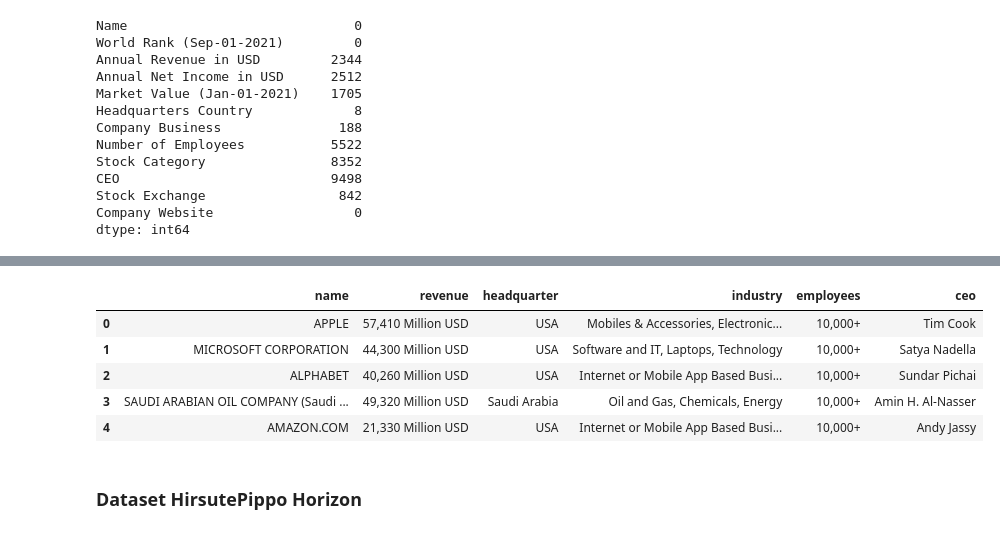
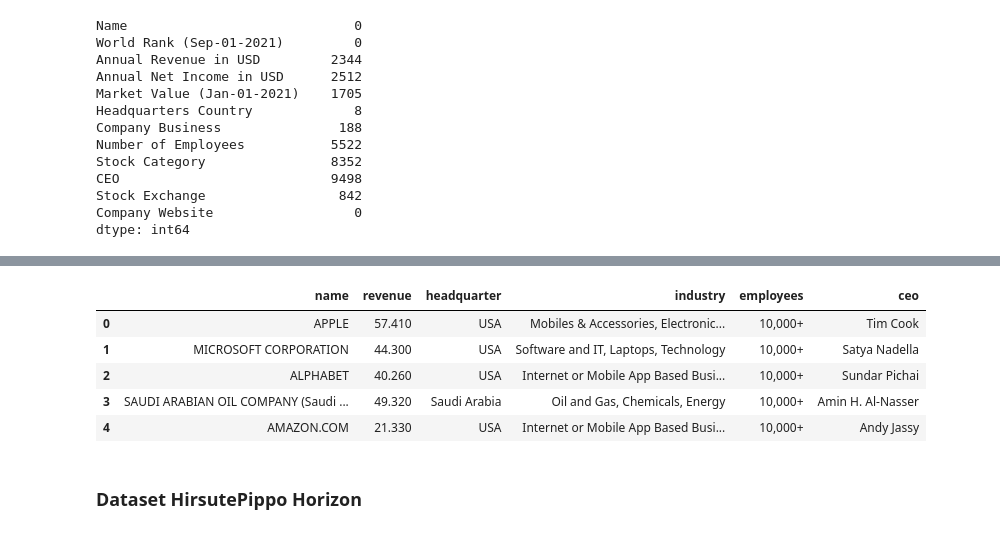
Before and after one commit to samuel-esp/IngDati-Progetto, a Jupyter notebook: SchemaAlignmentCompanies.ipynb, the cells around one changed output, grey strips where cells are left out. Cells and saved outputs as stored; diff of their text form; code cells hidden in the pictures.

Commit message:
revenue update

```diff
--- a/SchemaAlignmentCompanies.ipynb
+++ b/SchemaAlignmentCompanies.ipynb
@@ -423,22 +423,24 @@ hpvalue.head()
 # %%
 hpvalue.rename(columns={'Name':'name'}, inplace=True)
 hpvalue.rename(columns={'Annual Net Income in USD':'revenue'}, inplace=True)
 hpvalue.rename(columns={'Company Business':'industry'}, inplace=True)
 hpvalue.rename(columns={'Headquarters Country':'headquarter'}, inplace=True)
 hpvalue.rename(columns={'Number of Employees':'employees'}, inplace=True)
 hpvalue.rename(columns={'CEO':'ceo'}, inplace=True)
 hpvalue['employees'] = hpvalue['employees'].str.replace(r'[^0-9]+', '')
 hpvalue['employees'] = hpvalue['employees'].replace('NaN', np.nan)
 hpvalue['employees'] = hpvalue['employees'].astype('float').astype('Int64')
 hpvalue['employees']= hpvalue.apply(lambda x: pd.NA if pd.isna(x['employees']) else employees_range(x['employees']), axis=1)
+hpvalue['revenue'] = hpvalue['revenue'].str.replace(r',', '.')
+hpvalue['revenue'] = hpvalue['revenue'].str.replace(r'[^\d.]+', '')
 hpvalue.head()
 # %% [output]
 |  | name | revenue | headquarter | industry | employees | ceo |
-| 0 | APPLE | 57,410 Million USD | USA | Mobiles & Accessories, Electronic... | 10,000+ | Tim Cook |
-| 1 | MICROSOFT CORPORATION | 44,300 Million USD | USA | Software and IT, Laptops, Technology | 10,000+ | Satya Nadella |
-| 2 | ALPHABET | 40,260 Million USD | USA | Internet or Mobile App Based Busi... | 10,000+ | Sundar Pichai |
-| 3 | SAUDI ARABIAN OIL COMPANY (Saudi ... | 49,320 Million USD | Saudi Arabia | Oil and Gas, Chemicals, Energy | 10,000+ | Amin H. Al-Nasser |
-| 4 | AMAZON.COM | 21,330 Million USD | USA | Internet or Mobile App Based Busi... | 10,000+ | Andy Jassy |
+| 0 | APPLE | 57.410 | USA | Mobiles & Accessories, Electronic... | 10,000+ | Tim Cook |
+| 1 | MICROSOFT CORPORATION | 44.300 | USA | Software and IT, Laptops, Technology | 10,000+ | Satya Nadella |
+| 2 | ALPHABET | 40.260 | USA | Internet or Mobile App Based Busi... | 10,000+ | Sundar Pichai |
+| 3 | SAUDI ARABIAN OIL COMPANY (Saudi ... | 49.320 | Saudi Arabia | Oil and Gas, Chemicals, Energy | 10,000+ | Amin H. Al-Nasser |
+| 4 | AMAZON.COM | 21.330 | USA | Internet or Mobile App Based Busi... | 10,000+ | Andy Jassy |
 # %% [markdown]
 ### Dataset HirsutePippo Horizon
 # %%
```
Also changed, not shown: parts of 46 cells of this notebook, 1 other file.
